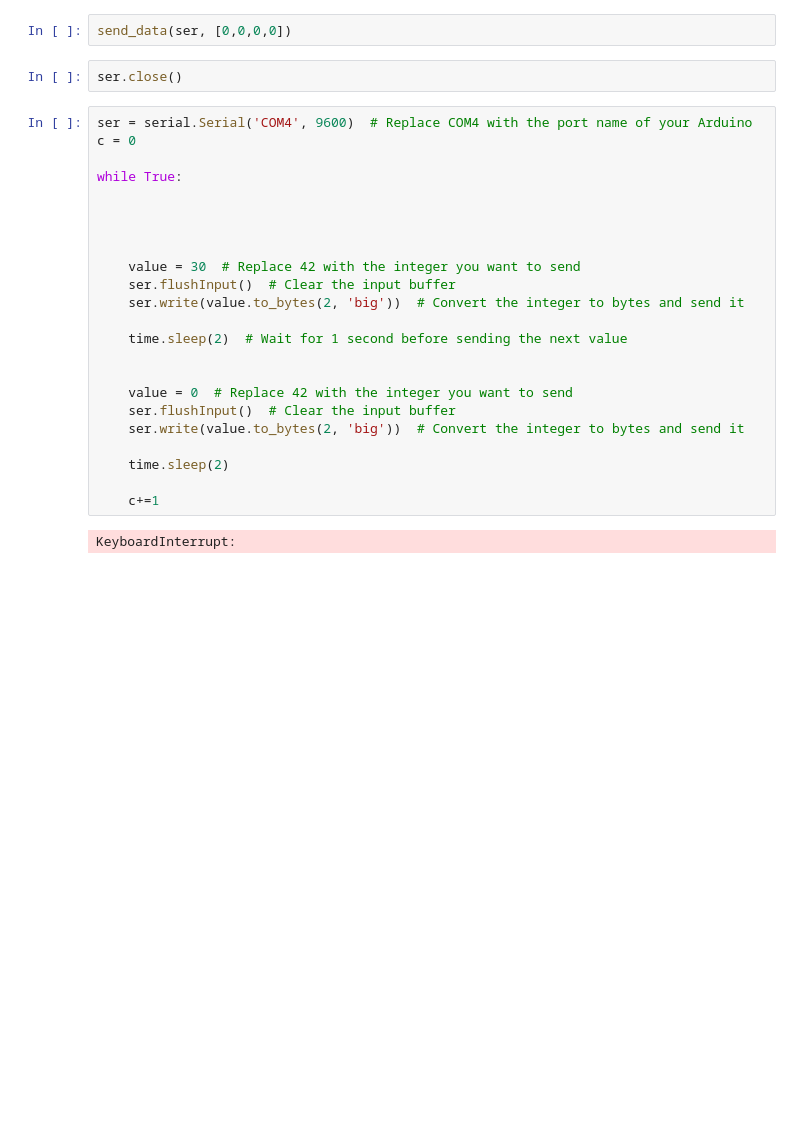
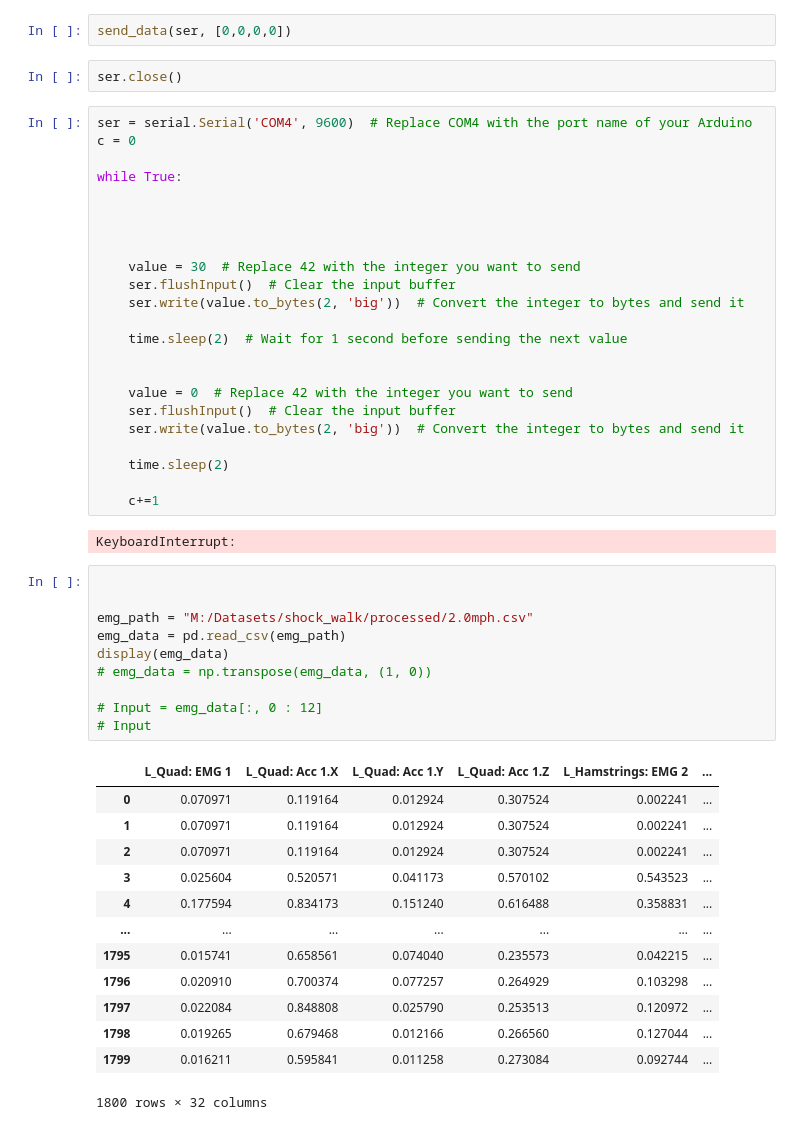
Before and after one commit to DavidN0809/AI-Assisted-Gait-Restoration-for-Disabled-Individuals, a Jupyter notebook: test_signal.ipynb, the cells around one changed output. Saved outputs shown, nothing was run; the diff lists cells and outputs as text; blank space fills up the shorter version.

```diff
--- a/test_signal.ipynb
+++ b/test_signal.ipynb
@@ -205,3 +189,27 @@ while True:
     c+=1
 # %% [output]
 KeyboardInterrupt:
+# %%
+
+
+emg_path = "M:/Datasets/shock_walk/processed/2.0mph.csv"
+emg_data = pd.read_csv(emg_path)
+display(emg_data)
+# emg_data = np.transpose(emg_data, (1, 0))
+
+# Input = emg_data[:, 0 : 12]
+# Input
+# %% [output]
+|  | L_Quad: EMG 1 | L_Quad: Acc 1.X | L_Quad: Acc 1.Y | L_Quad: Acc 1.Z | L_Hamstrings: EMG 2 | ... |
+| 0 | 0.070971 | 0.119164 | 0.012924 | 0.307524 | 0.002241 | ... |
+| 1 | 0.070971 | 0.119164 | 0.012924 | 0.307524 | 0.002241 | ... |
+| 2 | 0.070971 | 0.119164 | 0.012924 | 0.307524 | 0.002241 | ... |
+| 3 | 0.025604 | 0.520571 | 0.041173 | 0.570102 | 0.543523 | ... |
+| 4 | 0.177594 | 0.834173 | 0.151240 | 0.616488 | 0.358831 | ... |
+| ... | ... | ... | ... | ... | ... | ... |
+| 1795 | 0.015741 | 0.658561 | 0.074040 | 0.235573 | 0.042215 | ... |
+| 1796 | 0.020910 | 0.700374 | 0.077257 | 0.264929 | 0.103298 | ... |
+| 1797 | 0.022084 | 0.848808 | 0.025790 | 0.253513 | 0.120972 | ... |
+| 1798 | 0.019265 | 0.679468 | 0.012166 | 0.266560 | 0.127044 | ... |
+| 1799 | 0.016211 | 0.595841 | 0.011258 | 0.273084 | 0.092744 | ... |
+1800 rows × 32 columns
```
Also changed, not shown: parts of 9 cells of this notebook, 34 other files.
